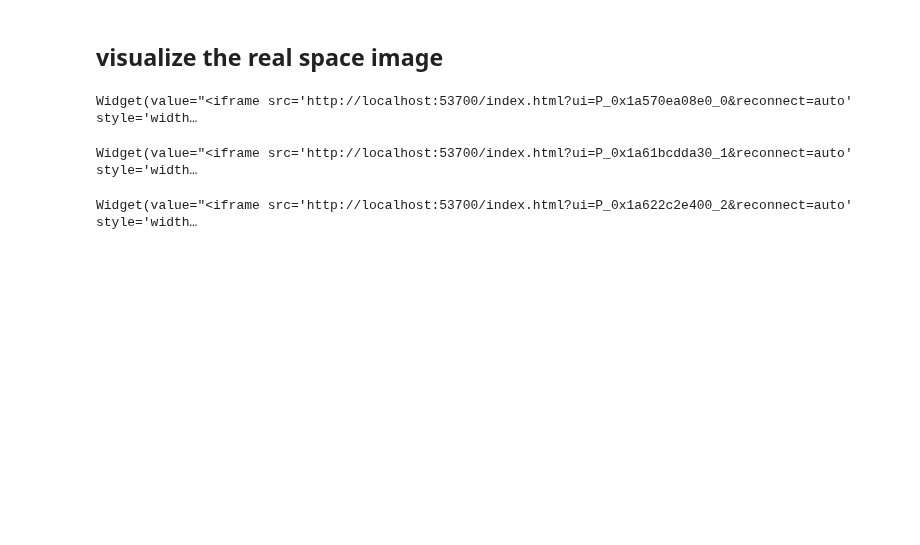
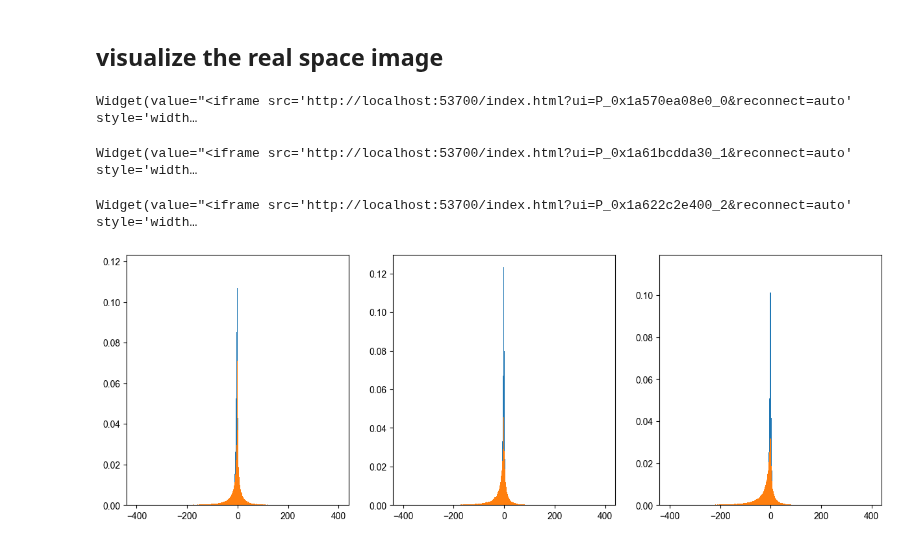
Before and after one commit to ch-tung/Randomwave_ML, a Jupyter notebook: generative_NN/fit_IQ_exp_AOT_des.ipynb, the cells around one changed output. Drawn from its saved outputs; the diff is of its cells as text; code cells hidden in the pictures; blank space fills up the shorter version.

Commit message:
evaluate the mean and Gaussian curvature

```diff
--- a/generative_NN/fit_IQ_exp_AOT_des.ipynb
+++ b/generative_NN/fit_IQ_exp_AOT_des.ipynb
@@ -836,7 +861,8 @@ for index_data in range(3):
     result = result_list[index_data]
     v_res = result.params.valuesdict()
     x = W_list[index_data]
-    y = 2*np.pi/(Q_max_list[index_data]*v_res['x_scale'])
+    d_max = 2*np.pi/(Q_max_list[index_data]*v_res['x_scale'])
+    y = d_max
     y_er = d_max*delta_Q_list[index_data]/(Q_max_list[index_data])
 
     ax.plot(x,y,'o',fillstyle='none',ms=12, color = color_list[index_data])
@@ -945,3 +971,24 @@ for index_data in range(3):
 Widget(value="<iframe src='http://localhost:53700/index.html?ui=P_0x1a570ea08e0_0&reconnect=auto' style='width…
 Widget(value="<iframe src='http://localhost:53700/index.html?ui=P_0x1a61bcdda30_1&reconnect=auto' style='width…
 Widget(value="<iframe src='http://localhost:53700/index.html?ui=P_0x1a622c2e400_2&reconnect=auto' style='width…
+# %%
+fig = plt.figure(figsize=(15,5))
+MC_hist_list = []
+GC_hist_list = []
+for index_data in range(3):
+    result = result_list[index_data]
+    v_res = result.params.valuesdict()
+    MC, GC, cell_sizes = curvature(v_res, W=W_list[index_data])
+
+    ax = fig.add_subplot(1,3,index_data+1)
+
+    bins_MC = np.linspace(-60,60,301)
+    bins_GC = np.linspace(-400,400,801)
+
+    MC_hist = ax.hist(MC,bins=bins_MC,density=True)
+    GC_hist = ax.hist(GC,bins=bins_GC,density=True)
+
+    MC_hist_list.append(MC_hist)
+    GC_hist_list.append(GC_hist)
+# %% [output]
+[figure, added]
```
Also changed, not shown: parts of 3 cells of this notebook.
